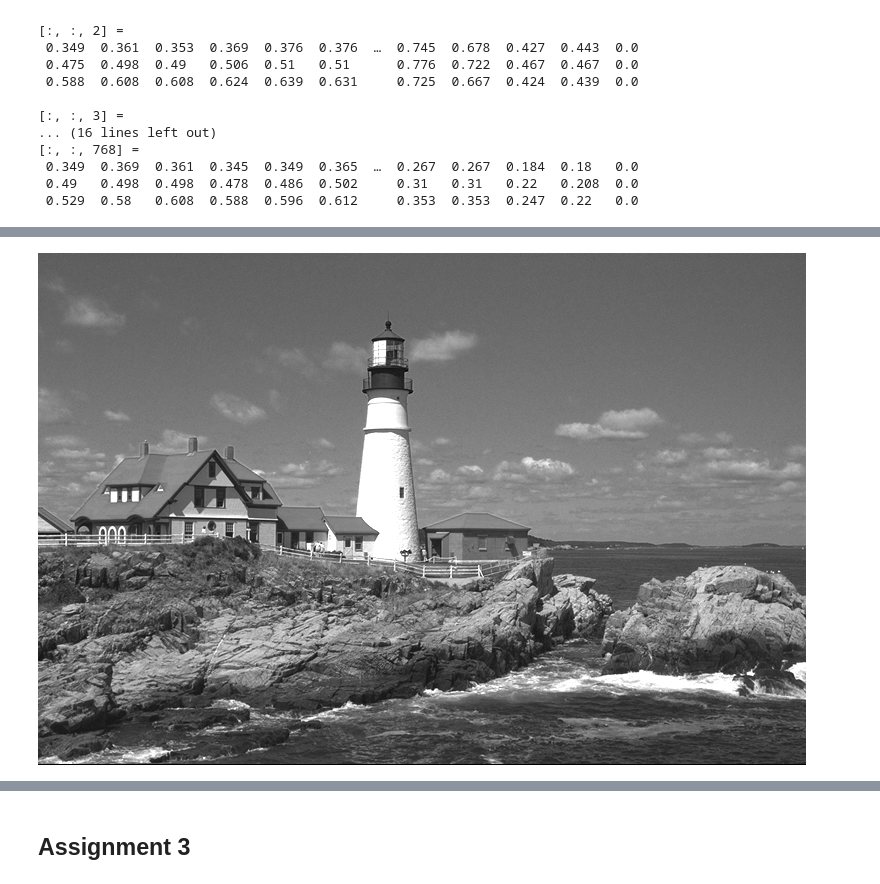
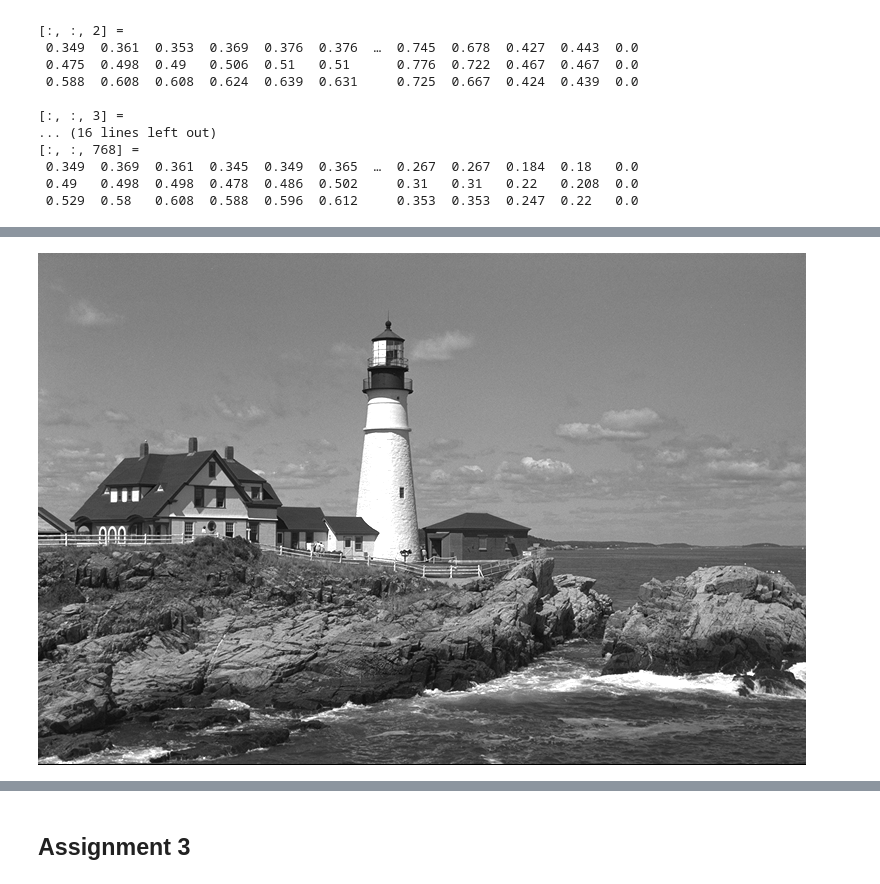
Before and after one commit to ivanslapnicar/GIAN-Applied-NLA-Course, a Jupyter notebook: src/Module B - Eigenvalue and Singular Value Decompositions/S3 Examples in Singular Value Decomposition .ipynb, the cells around one changed output, grey strips where cells are left out. Cells and saved outputs as stored; diff of their text form; code cells hidden in the pictures.

```diff
--- a/src/Module B - Eigenvalue and Singular Value Decompositions/S3 Examples in Singular Value Decomposition .ipynb
+++ b/src/Module B - Eigenvalue and Singular Value Decompositions/S3 Examples in Singular Value Decomposition .ipynb
@@ -82,9 +82,9 @@ B=channels[3,:,:]
  0.0    0.0    0.0    0.0    0.0       0.0    0.0    0.0    0.0    0.0
 # %%
 # Let us take a look at the red component
-colorview(Gray,R)
+colorview(Gray,G)
 # %% [output]
-[figure, old version]
+[figure, new version]
 # %%
 using LinearAlgebra
 # %%
```
Also changed, not shown: parts of 2 cells of this notebook, 2 other files.
